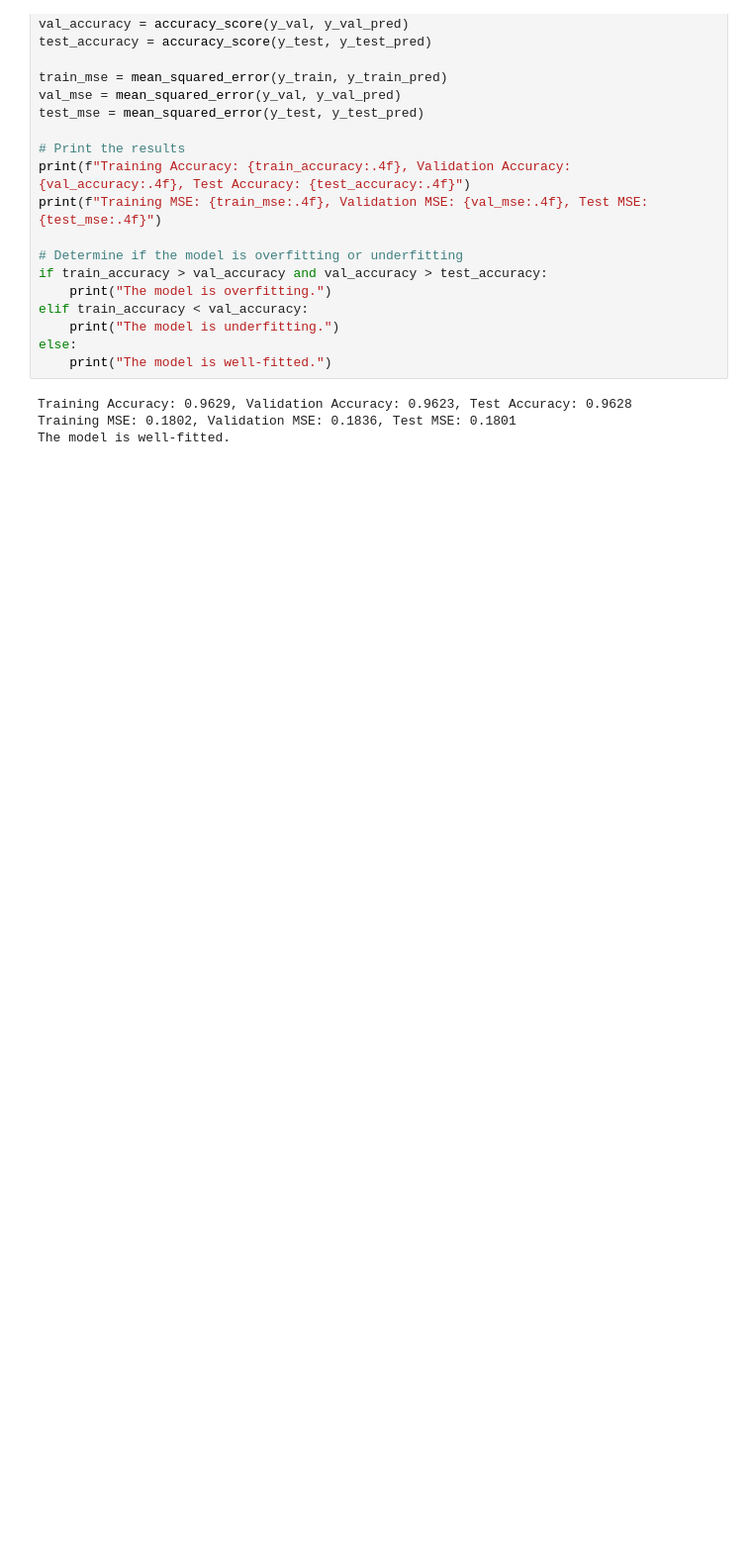
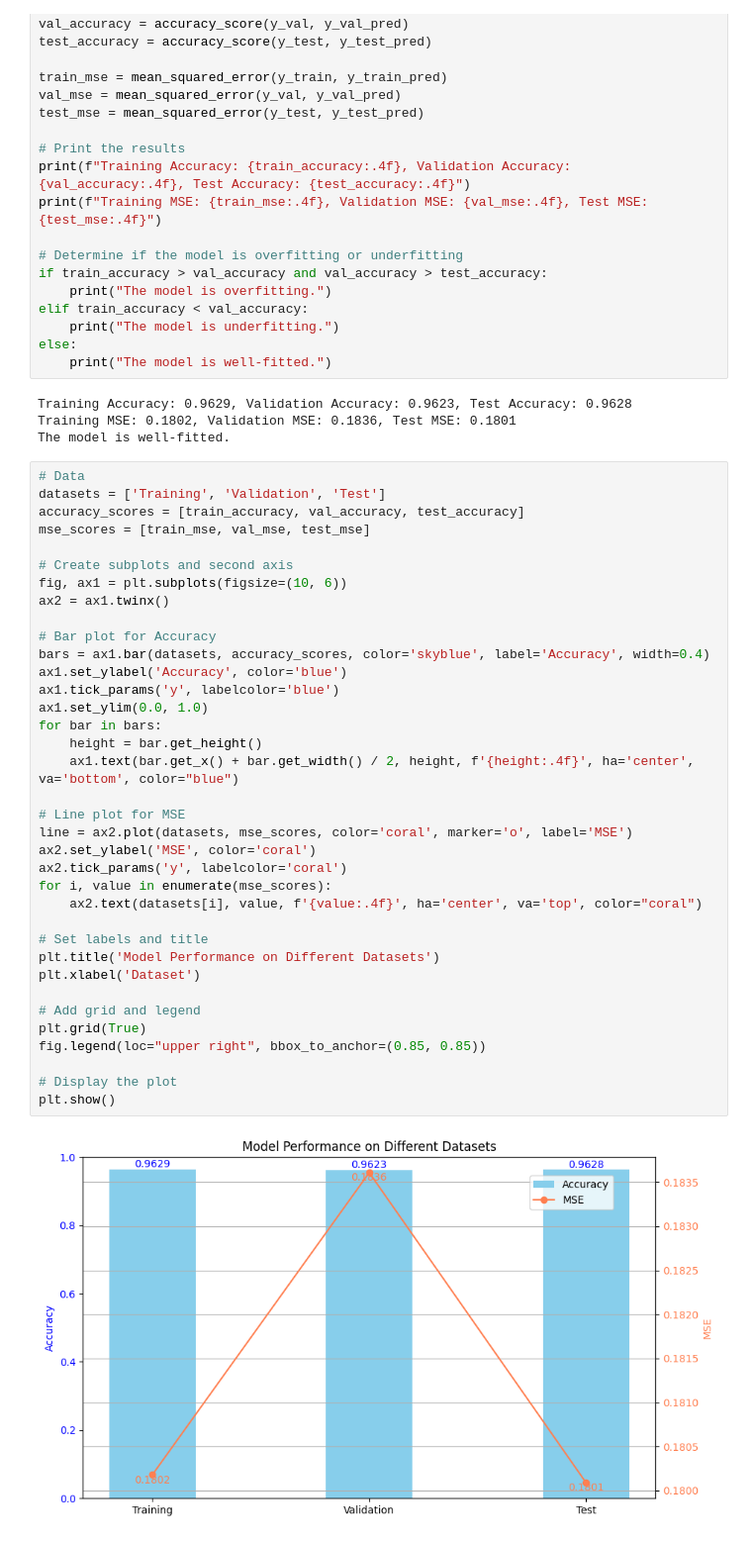
Before and after one commit to Insight-Syndicate/DSPL_GCW, a Jupyter notebook: Models/Logistic_Regression_Model.ipynb, the cells around one changed output. Shown: that part at 99% size. Saved outputs shown, nothing was run; the diff lists cells and outputs as text; blank space fills up the shorter version.

```diff
--- a/Models/Logistic_Regression_Model.ipynb
+++ b/Models/Logistic_Regression_Model.ipynb
@@ -178,3 +211,41 @@ else:
 Training Accuracy: 0.9629, Validation Accuracy: 0.9623, Test Accuracy: 0.9628
 Training MSE: 0.1802, Validation MSE: 0.1836, Test MSE: 0.1801
 The model is well-fitted.
+# %%
+# Data
+datasets = ['Training', 'Validation', 'Test']
+accuracy_scores = [train_accuracy, val_accuracy, test_accuracy]
+mse_scores = [train_mse, val_mse, test_mse]
+
+# Create subplots and second axis
+fig, ax1 = plt.subplots(figsize=(10, 6))
+ax2 = ax1.twinx()
+
+# Bar plot for Accuracy
+bars = ax1.bar(datasets, accuracy_scores, color='skyblue', label='Accuracy', width=0.4)
+ax1.set_ylabel('Accuracy', color='blue')
+ax1.tick_params('y', labelcolor='blue')
+ax1.set_ylim(0.0, 1.0)
+for bar in bars:
+    height = bar.get_height()
+    ax1.text(bar.get_x() + bar.get_width() / 2, height, f'{height:.4f}', ha='center', va='bottom', color="blue")
+
+# Line plot for MSE
+line = ax2.plot(datasets, mse_scores, color='coral', marker='o', label='MSE')
+ax2.set_ylabel('MSE', color='coral')
+ax2.tick_params('y', labelcolor='coral')
+for i, value in enumerate(mse_scores):
+    ax2.text(datasets[i], value, f'{value:.4f}', ha='center', va='top', color="coral")
+
+# Set labels and title
+plt.title('Model Performance on Different Datasets')
+plt.xlabel('Dataset')
+
+# Add grid and legend
+plt.grid(True)
+fig.legend(loc="upper right", bbox_to_anchor=(0.85, 0.85))
+
+# Display the plot
+plt.show()
+# %% [output]
+[figure, added]
```
Also changed, not shown: parts of 1 cell of this notebook.
